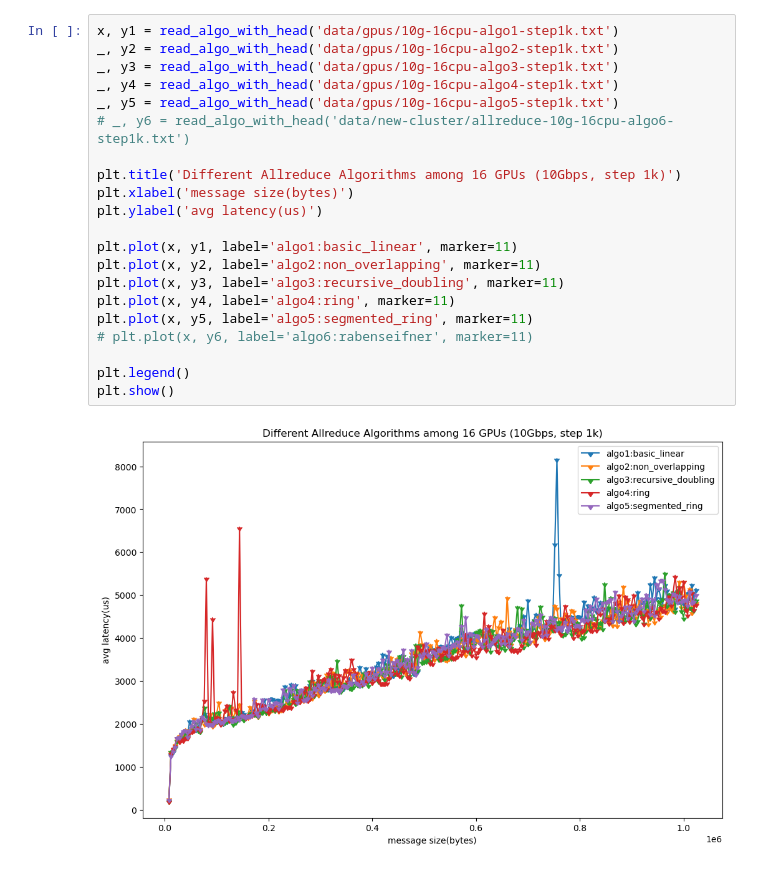
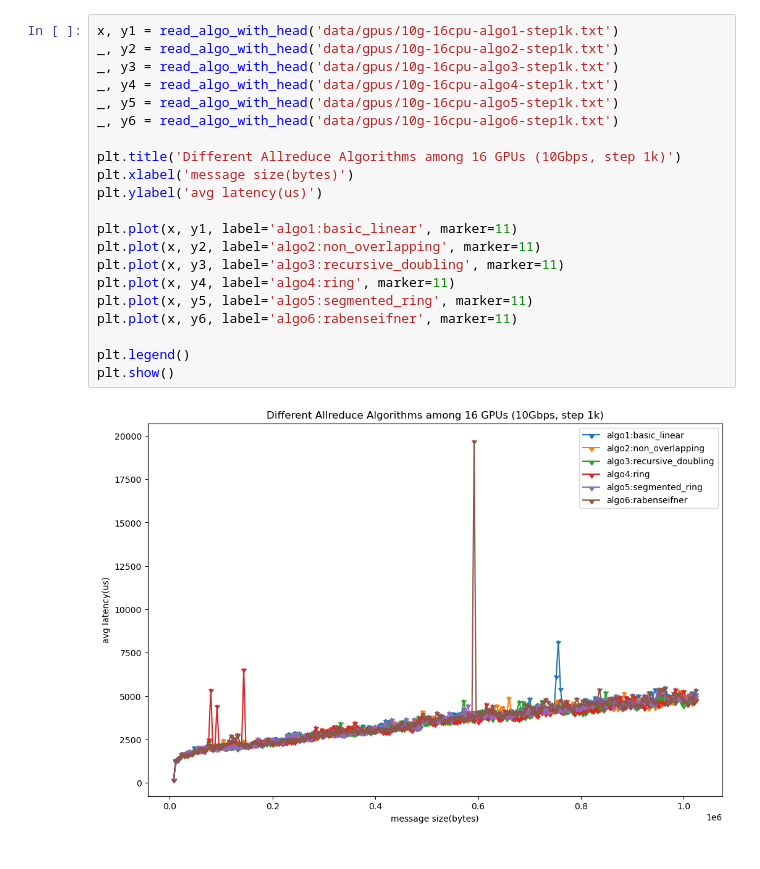
Before and after one commit to dexhunter/allreduce-experiments, a Jupyter notebook: visualize(gpus).ipynb, the cells around one changed output. Cells and saved outputs as stored; diff of their text form.

Commit message:
update data

```diff
--- a/visualize(gpus).ipynb
+++ b/visualize(gpus).ipynb
@@ -98,26 +220,26 @@ mse is:5879027.687686311
 # %%
 x, y1 = read_algo_with_head('data/gpus/10g-16cpu-algo1-step1k.txt')
 _, y2 = read_algo_with_head('data/gpus/10g-16cpu-algo2-step1k.txt')
 _, y3 = read_algo_with_head('data/gpus/10g-16cpu-algo3-step1k.txt')
 _, y4 = read_algo_with_head('data/gpus/10g-16cpu-algo4-step1k.txt')
 _, y5 = read_algo_with_head('data/gpus/10g-16cpu-algo5-step1k.txt')
-# _, y6 = read_algo_with_head('data/new-cluster/allreduce-10g-16cpu-algo6-step1k.txt')
+_, y6 = read_algo_with_head('data/gpus/10g-16cpu-algo6-step1k.txt')
 
 plt.title('Different Allreduce Algorithms among 16 GPUs (10Gbps, step 1k)')
 plt.xlabel('message size(bytes)')
 plt.ylabel('avg latency(us)')
 
 plt.plot(x, y1, label='algo1:basic_linear', marker=11)
 plt.plot(x, y2, label='algo2:non_overlapping', marker=11)
 plt.plot(x, y3, label='algo3:recursive_doubling', marker=11)
 plt.plot(x, y4, label='algo4:ring', marker=11)
 plt.plot(x, y5, label='algo5:segmented_ring', marker=11)
-# plt.plot(x, y6, label='algo6:rabenseifner', marker=11)
+plt.plot(x, y6, label='algo6:rabenseifner', marker=11)
 
 plt.legend()
 plt.show()
 # %% [output]
-[figure, old version]
+[figure, new version]
 # %%
 x, y1 = read_algo_with_head('data/gpus/10g-16cpu-algo1-stepexp2.txt')
 _, y2 = read_algo_with_head('data/gpus/10g-16cpu-algo2-stepexp2.txt')
```
Also changed, not shown: parts of 14 cells of this notebook, 29 other files.
